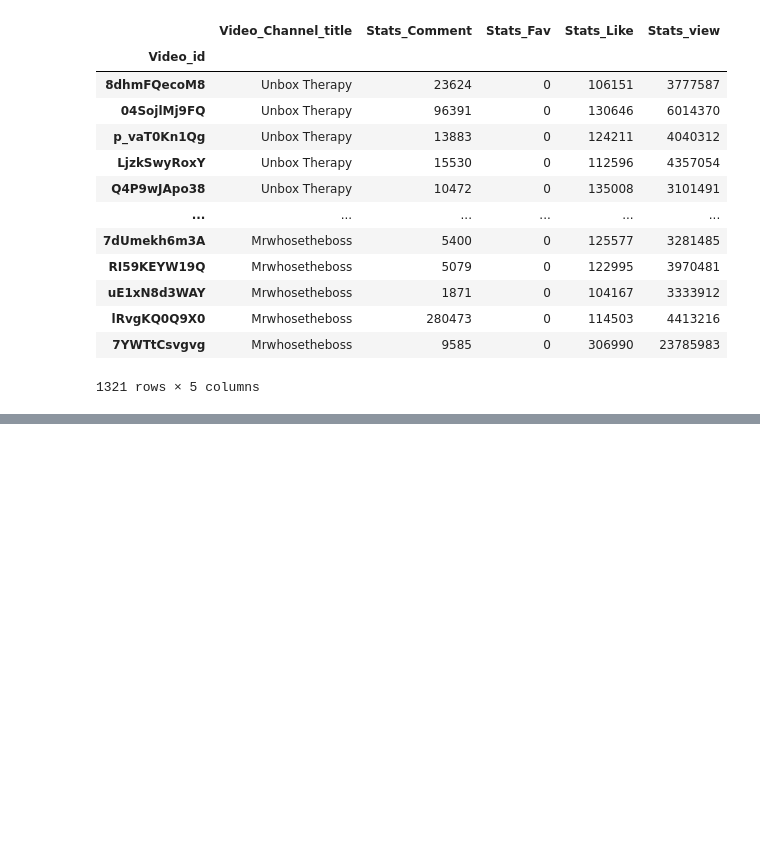
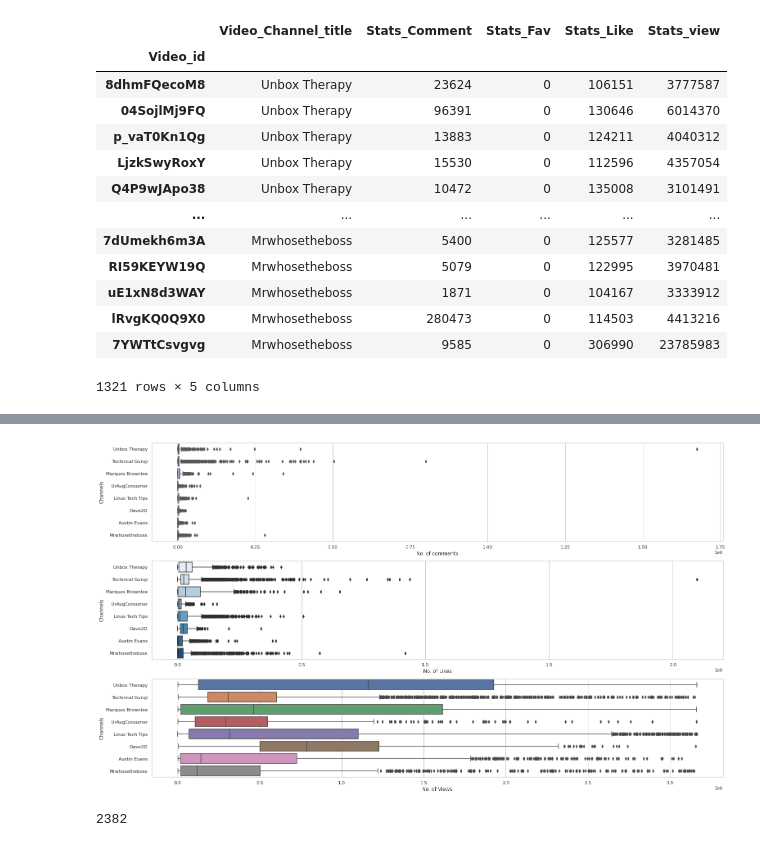
Before and after one commit to PyAshishMhatre/Channel-Analysis-using-Youtube-Data-API, a Jupyter notebook: YoutubeAnalysis.ipynb, the cells around one changed output, grey strips where cells are left out. Saved outputs shown, nothing was run; the diff lists cells and outputs as text; code cells hidden in the pictures; blank space fills up the shorter version.

```diff
--- a/YoutubeAnalysis.ipynb
+++ b/YoutubeAnalysis.ipynb
@@ -584,0 +592,3 @@ plt.show()
+# %%
+View_outliers = stats[(stats['Stats_view'] < lower) | (stats['Stats_view'] > upper) ].index
+stats[(stats['Stats_view'] < lower) | (stats['Stats_view'] > upper) ]
@@ -584,0 +610,22 @@ plt.show()
+# %%
+view = stats.drop(index = View_outliers)
+# %%
+fig, axes = plt.subplots(3, 1, figsize=(25, 15))
+
+b = sns.boxplot(x=stats['Stats_Comment'], y=stats['Video_Channel_title'], ax=axes[0], palette='coolwarm')
+b.set_xlabel('No. of comments')
+b.set_ylabel('Channels')
+
+
+b = sns.boxplot(x=stats['Stats_Like'], y=stats['Video_Channel_title'],    ax=axes[1], palette='Blues')
+b.set_xlabel('No. of Likes')
+b.set_ylabel('Channels')
+
+
+b = sns.boxplot(x=view['Stats_view'], y=view['Video_Channel_title'],    ax=axes[2])
+b.set_xlabel('No. of Views')
+b.set_ylabel('Channels')
+
+plt.show()
+# %% [output]
+[figure, added]
@@ -584,0 +638,4 @@ plt.show()
+# %%
+len(outliers)
+# %% [output]
+2382
```
Also changed, not shown: parts of 7 cells of this notebook.
